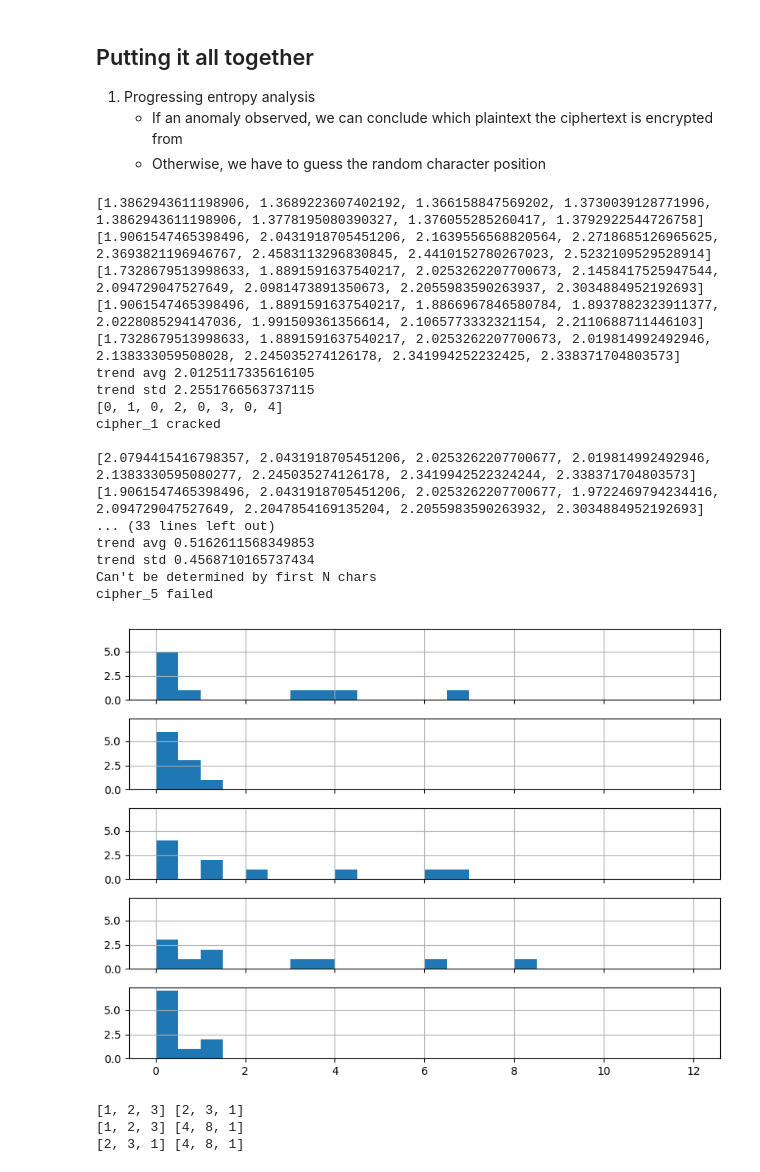
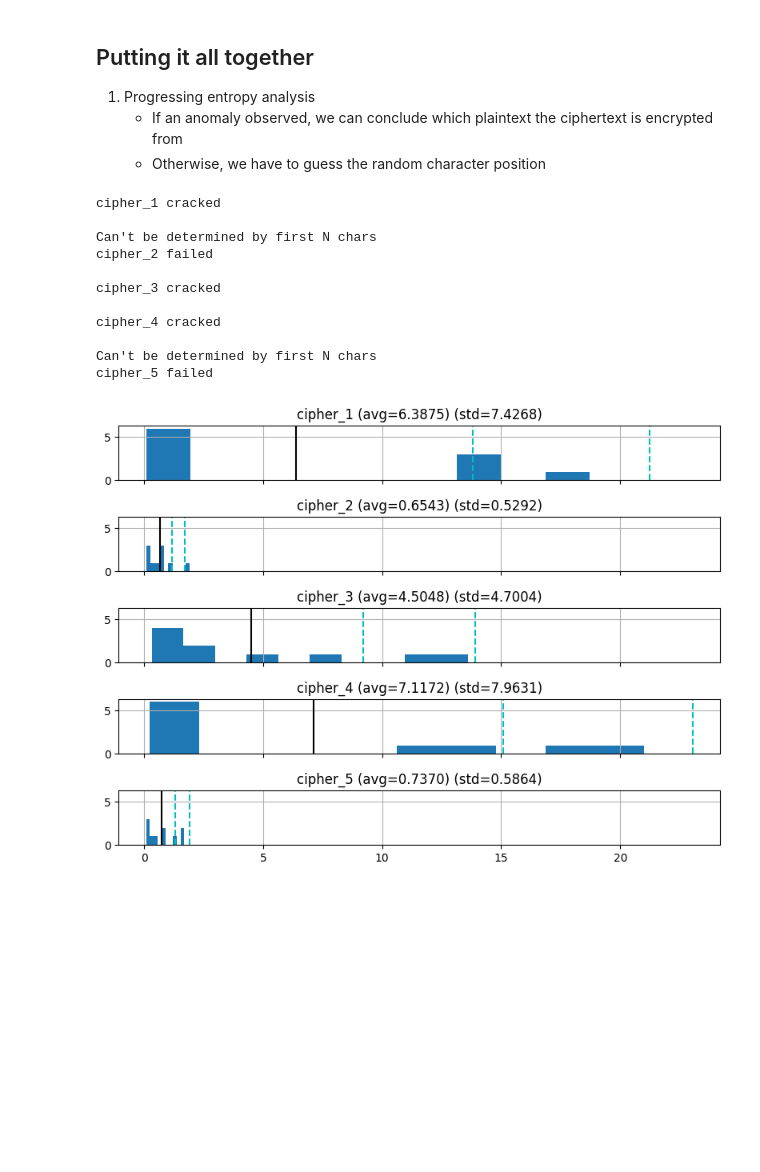
Before and after one commit to EdenWuyifan/Fall-2023-CS-GY6903-CS-UY4783-Project-1, a Jupyter notebook: entropy_analysis.ipynb, the cells around one changed output. Saved outputs shown, nothing was run; the diff lists cells and outputs as text; code cells hidden in the pictures; blank space fills up the shorter version.

```diff
--- a/entropy_analysis.ipynb
+++ b/entropy_analysis.ipynb
@@ -225,11 +225,10 @@ So, we have unanswered questions as below:
 def trend_diff(pa, pb):
     return sum((a - b) ** 2 for a, b in zip(pa, pb))
 
-def decrypt(ciphertext):
+def decrypt(ciphertext, end=16):
     progressing_ents = []
     for plaintext in plains:
-        _, Y = progressing_entropy_analysis(ciphertext, plaintext, end=16)
-        print(Y)
+        _, Y = progressing_entropy_analysis(ciphertext, plaintext, end=end)
         progressing_ents.append(Y)
 
     # examine if there is any anomaly
@@ -245,9 +244,6 @@ def decrypt(ciphertext):
     diff_avg = sum(diffs) / len(diffs)
     diff_var = sum((d - diff_avg) ** 2 for d in diffs) / len(diffs)
     diff_std = math.sqrt(diff_var)
-    print("trend avg", diff_avg)
-    print("trend std", diff_std)
-    # print(diff_avg + diff_std, diff_avg + 1.25 * diff_std)
 
     if diff_std < 0.8:
         print("Can't be determined by first N chars")
@@ -260,7 +256,6 @@ def decrypt(ciphertext):
             anoms.append(i)
             anoms.append(j)
 
-    print(anoms)
     guess = Counter(anoms).most_common(1)
     if len(guess) == 0:
         return diffs, None
@@ -268,44 +263,38 @@ def decrypt(ciphertext):
 # %%
 fig, axes = plt.subplots(5, 1, figsize=(8, 6), sharex=True, sharey=True)
 
 for i, ciphertext in enumerate(ciphers):
-    diffs, guess = decrypt(ciphertext)
-    axes[i].hist(diffs, bins=24, range=(0, 12))
+    diffs, guess = decrypt(ciphertext, end=12 * 2)
+    diff_avg = sum(diffs) / len(diffs)
+    diff_var = sum((d - diff_avg) ** 2 for d in diffs) / len(diffs)
+    diff_std = math.sqrt(diff_var)
+    axes[i].hist(diffs)
+    axes[i].axvline(diff_avg, color='k', linestyle='-')
+    axes[i].axvline(diff_avg + diff_std, color='c', linestyle='--')
+    axes[i].axvline(diff_avg + diff_std * 2, color='c', linestyle='--')
     axes[i].grid()
+    axes[i].set_title(f'cipher_{i+1} (avg={diff_avg:.4f}) (std={diff_std:.4f})')
     if guess is None:
         print(f'cipher_{i+1} failed\n')
         continue
 
     if guess == i:
         print(f'cipher_{i+1} cracked')
     else:
         print(f'cipher_{i+1} failed')
     print()
 
 fig.tight_layout()
 # %% [output]
-[1.3862943611198906, 1.3689223607402192, 1.366158847569202, 1.3730039128771996, 1.3862943611198906, 1.3778195080390327, 1.376055285260417, 1.3792922544726758]
-[1.9061547465398496, 2.0431918705451206, 2.1639556568820564, 2.2718685126965625, 2.3693821196946767, 2.4583113296830845, 2.4410152780267023, 2.5232109529528914]
-[1.7328679513998633, 1.8891591637540217, 2.0253262207700673, 2.1458417525947544, 2.094729047527649, 2.0981473891350673, 2.2055983590263937, 2.3034884952192693]
-[1.9061547465398496, 1.8891591637540217, 1.8866967846580784, 1.8937882323911377, 2.0228085294147036, 1.991509361356614, 2.1065773332321154, 2.2110688711446103]
-[1.7328679513998633, 1.8891591637540217, 2.0253262207700673, 2.019814992492946, 2.138333059508028, 2.245035274126178, 2.341994252232425, 2.338371704803573]
-trend avg 2.0125117335616105
-trend std 2.2551766563737115
-[0, 1, 0, 2, 0, 3, 0, 4]
 cipher_1 cracked
 
-[2.0794415416798357, 2.0431918705451206, 2.0253262207700677, 2.019814992492946, 2.1383330595080277, 2.245035274126178, 2.3419942522324244, 2.338371704803573]
-[1.9061547465398496, 2.0431918705451206, 2.0253262207700677, 1.9722469794234416, 2.094729047527649, 2.2047854169135204, 2.2055983590263932, 2.3034884952192693]
-... (33 lines left out)
-trend avg 0.5162611568349853
-trend std 0.4568710165737434
+Can't be determined by first N chars
+cipher_2 failed
+
+cipher_3 cracked
+
+cipher_4 cracked
+
 Can't be determined by first N chars
 cipher_5 failed
-[figure, old version]
+[figure, new version]
-# %%
-for a, b in combinations([[1,2,3], [2,3,1], [4, 8, 1]], 2):
-    print(a, b)
-# %% [output]
-[1, 2, 3] [2, 3, 1]
-[1, 2, 3] [4, 8, 1]
-[2, 3, 1] [4, 8, 1]
```
Also changed, not shown: parts of 1 cell of this notebook, 10 other files.
